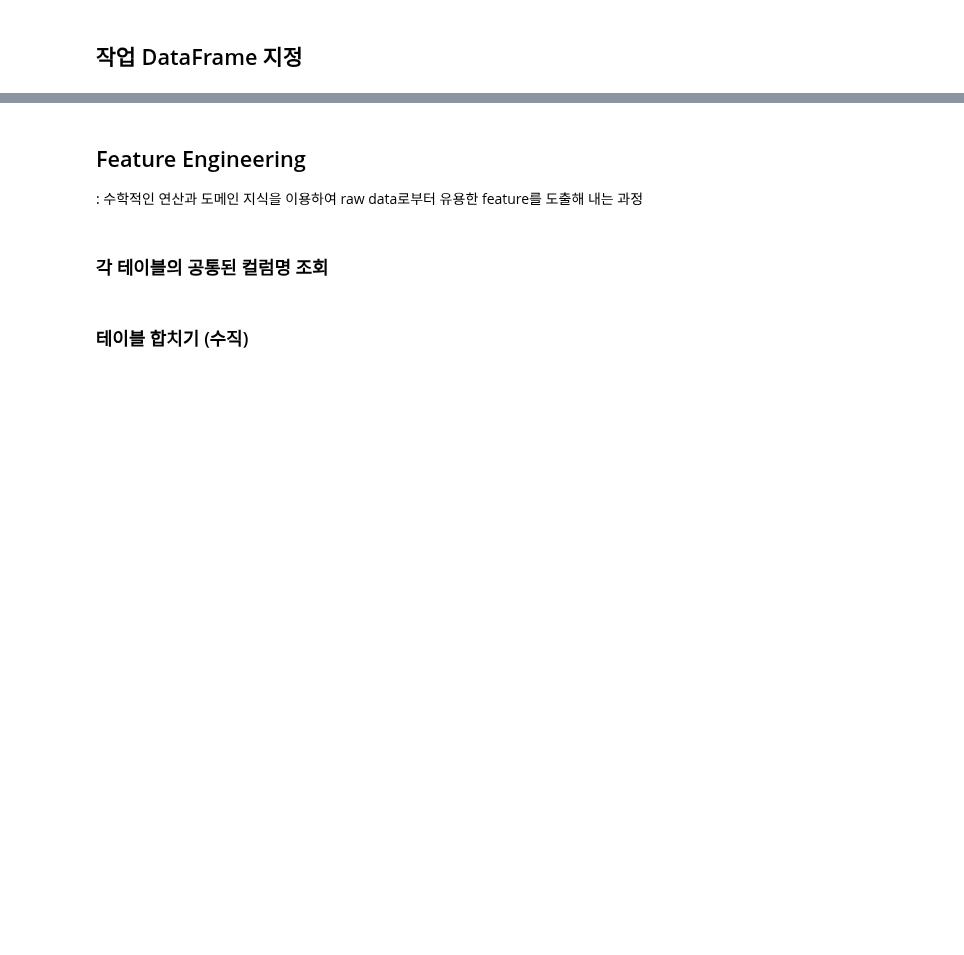
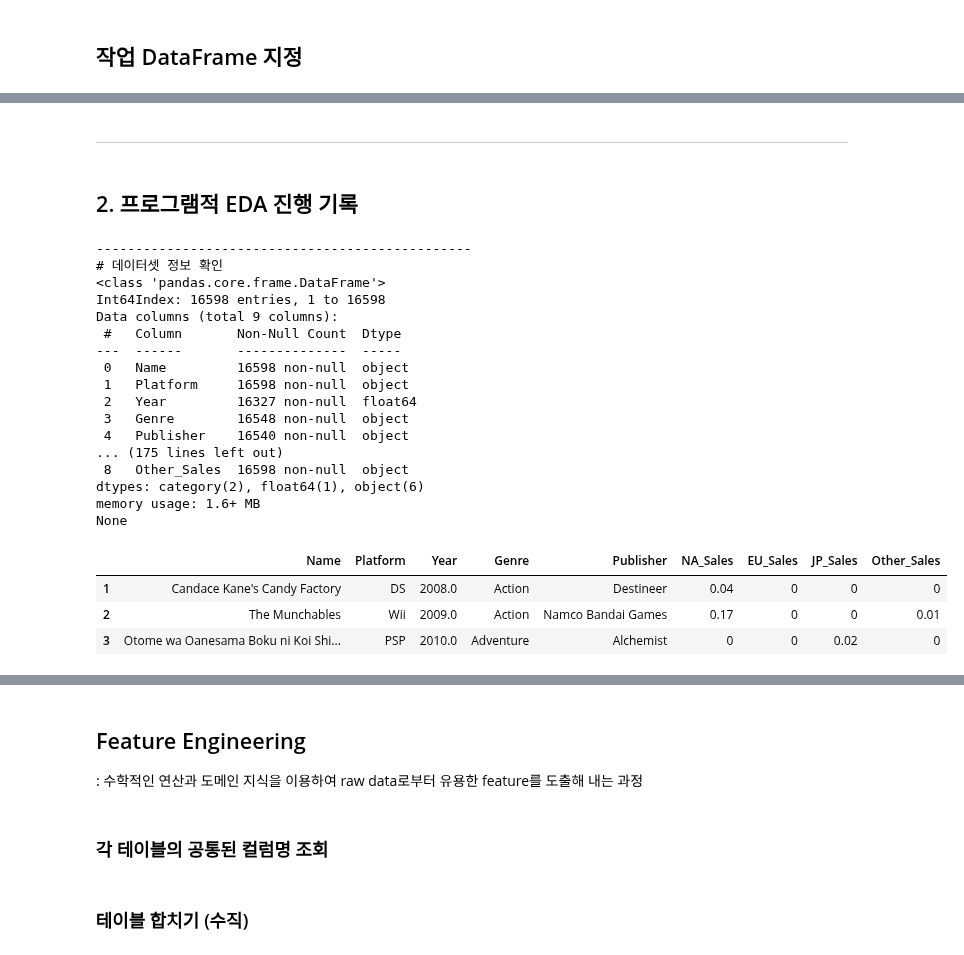
Before and after one commit to LamuneGitHub/A001_Python_Test, a Jupyter notebook: EDA_001.ipynb, the cells around one changed output, grey strips where cells are left out. Saved outputs shown, nothing was run; the diff lists cells and outputs as text; code cells hidden in the pictures; blank space fills up the shorter version.

```diff
--- a/EDA_001.ipynb
+++ b/EDA_001.ipynb
@@ -281,0 +402,33 @@ print( "중복 data 갯수" , df_target.duplicated().sum() )
+# %% [markdown]
+----
+# %% [markdown]
+## 2. 프로그램적 EDA 진행 기록
+# %%
+# 데이터 자동확인 리포트 함수 수행
+#
+# 자동 카테고리화 진행
+df_target = eda_info (df_target, need_category= True , category_count = 50)
+print( df_target.info() ) # 자동 카테고리화 이후의 결과 확인
+display( df_target.head(print_row_count) ) # 자동 카테고리화 이후의 결과 확인
+# %% [output]
+------------------------------------------------
+# 데이터셋 정보 확인
+<class 'pandas.core.frame.DataFrame'>
+Int64Index: 16598 entries, 1 to 16598
+Data columns (total 9 columns):
+ #   Column       Non-Null Count  Dtype
+---  ------       --------------  -----
+ 0   Name         16598 non-null  object
+ 1   Platform     16598 non-null  object
+ 2   Year         16327 non-null  float64
+ 3   Genre        16548 non-null  object
+ 4   Publisher    16540 non-null  object
+... (175 lines left out)
+ 8   Other_Sales  16598 non-null  object
+dtypes: category(2), float64(1), object(6)
+memory usage: 1.6+ MB
+None
+|  | Name | Platform | Year | Genre | Publisher | NA_Sales | EU_Sales | JP_Sales | Other_Sales |
+| 1 | Candace Kane's Candy Factory | DS | 2008.0 | Action | Destineer | 0.04 | 0 | 0 | 0 |
+| 2 | The Munchables | Wii | 2009.0 | Action | Namco Bandai Games | 0.17 | 0 | 0 | 0.01 |
+| 3 | Otome wa Oanesama Boku ni Koi Shi... | PSP | 2010.0 | Adventure | Alchemist | 0 | 0 | 0.02 | 0 |
```
Also changed, not shown: parts of 26 cells of this notebook, 2 other files.
